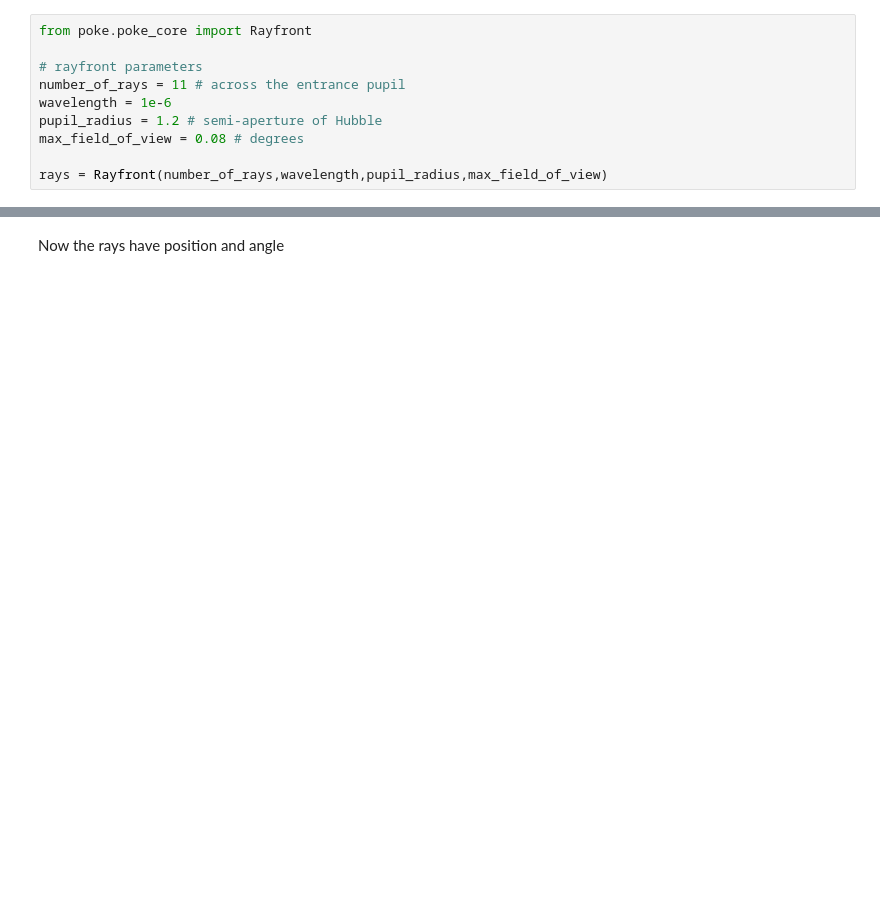
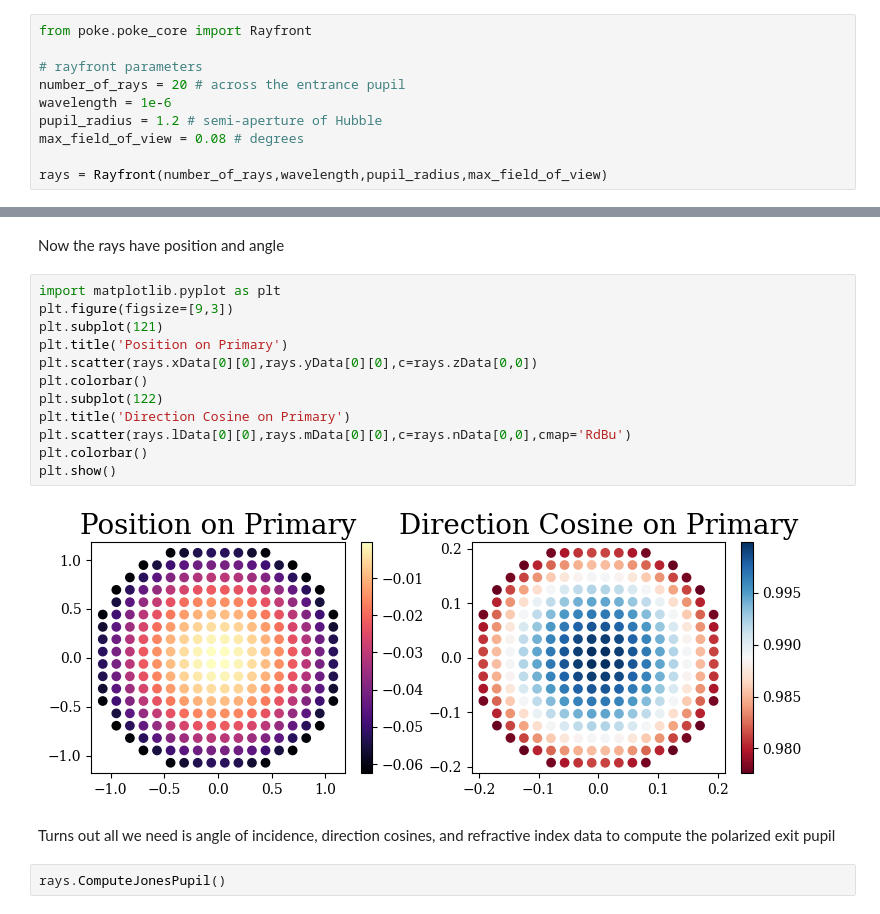
Before and after one commit to Jashcraf/poke, a Jupyter notebook: docs/notebooks/introtopolarization.ipynb, the cells around one changed output, grey strips where cells are left out. Drawn from its saved outputs; the diff is of its cells as text; blank space fills up the shorter version.

```diff
--- a/docs/notebooks/introtopolarization.ipynb
+++ b/docs/notebooks/introtopolarization.ipynb
@@ -36,7 +36,7 @@ Now that we have the surface information, we can initialize a `Rayfront` and pas
 from poke.poke_core import Rayfront
 
 # rayfront parameters
-number_of_rays = 11 # across the entrance pupil
+number_of_rays = 20 # across the entrance pupil
 wavelength = 1e-6
 pupil_radius = 1.2 # semi-aperture of Hubble
 max_field_of_view = 0.08 # degrees
@@ -59,2 +74,20 @@ Error:
 # %% [markdown]
 Now the rays have position and angle
+# %%
+import matplotlib.pyplot as plt
+plt.figure(figsize=[9,3])
+plt.subplot(121)
+plt.title('Position on Primary')
+plt.scatter(rays.xData[0][0],rays.yData[0][0],c=rays.zData[0,0])
+plt.colorbar()
+plt.subplot(122)
+plt.title('Direction Cosine on Primary')
+plt.scatter(rays.lData[0][0],rays.mData[0][0],c=rays.nData[0,0],cmap='RdBu')
+plt.colorbar()
+plt.show()
+# %% [output]
+[figure, added]
+# %% [markdown]
+Turns out all we need is angle of incidence, direction cosines, and refractive index data to compute the polarized exit pupil
+# %%
+rays.ComputeJonesPupil()
```
Also changed, not shown: parts of 5 cells of this notebook, 6 other files.
